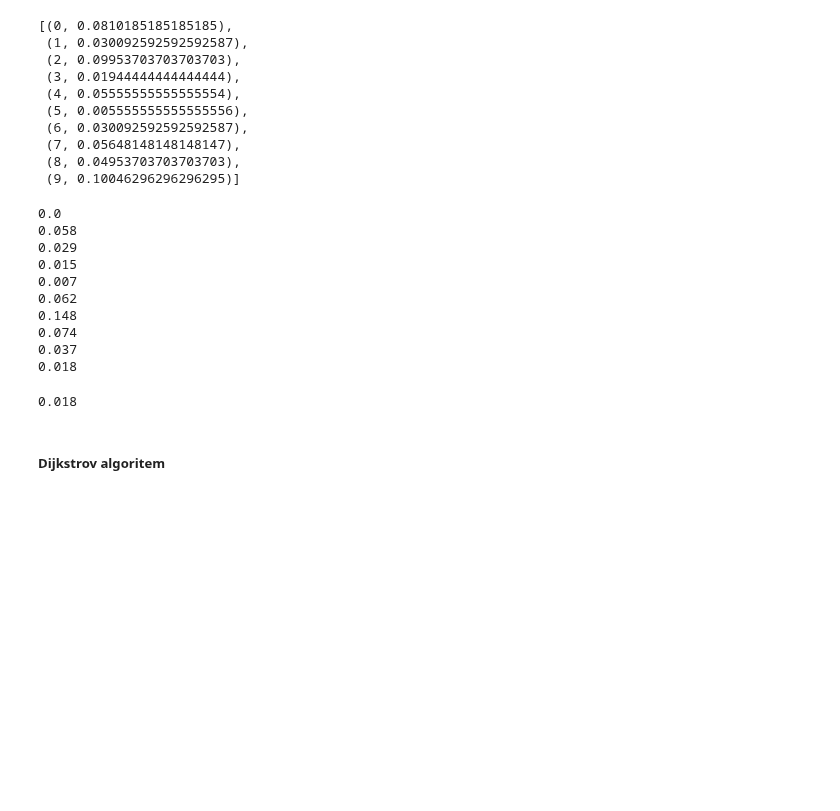
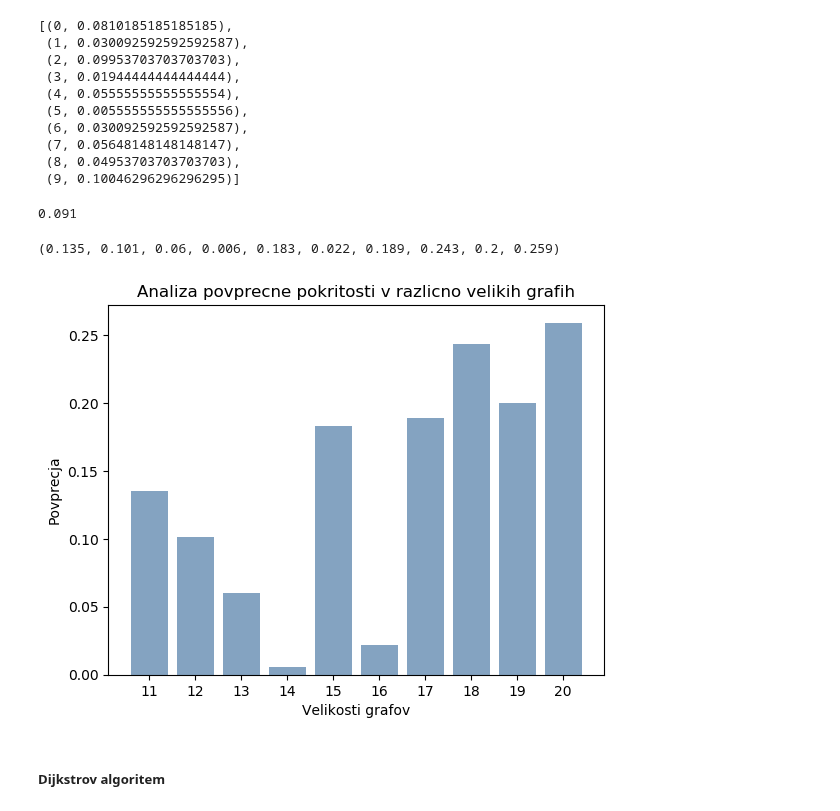
Before and after one commit to nejclu/Eccentricity-Closeness-BetweennessCentrality, a Jupyter notebook: projekt.ipynb, the cells around one changed output. Cells and saved outputs as stored; diff of their text form; code cells hidden in the pictures; blank space fills up the shorter version.

Commit message:
narejena analiza za različne velikosti in stolpični graf

```diff
--- a/projekt.ipynb
+++ b/projekt.ipynb
@@ -174,7 +174,7 @@ def skupna(maxB, minE, maxV):
 # %%
 def algoritem(velikost):
     povprecje = 0
-    for i in range(10):
+    for i in range(100):
         G = graphs.RandomGNP(velikost, 0.7) #generiramo graf
         if G.is_connected() == True: #preverimo, če je povezan
             B = blizina(G) #dobimo seznam vozlišč in njihove bližine
@@ -185,8 +185,7 @@ def algoritem(velikost):
             skupna_vozlisca = skupna(maxB, minE, maxV) #preverimo, koliko vozlišč je vsem trem meram skupno
             stevilo_skupnih_vozlisc = len(skupna_vozlisca) #preštejemo števila skupnih vozlišč
             pokritost = round(stevilo_skupnih_vozlisc / (velikost * 0.2),3) #zračunamo procent, koliko vozlišč je skupnih vsem trem meram
-            povprecje = round((povprecje + pokritost) / 2, 3)
-            print(povprecje)
+            povprecje = round((povprecje + pokritost) / 2, 3) #sproti računamo povprečno pokritost za vse grafe
 
 
     return(povprecje)
@@ -196,17 +195,30 @@ def algoritem(velikost):
 
 algoritem(43)
 # %% [output]
-0.0
-0.058
-0.029
-0.015
-0.007
-0.062
-0.148
-0.074
-0.037
-0.018
+0.091
-0.018
+# %%
+import matplotlib.pyplot as plt
+plt.rcdefaults()
+import numpy as np
+import matplotlib.pyplot as plt
+
+velikosti = (11,12,13,14,15,16,17,18,19,20) #izberemo si velikosti grafov, na katerih bomo delali analizo
+seznam_velikosti = list(velikosti)
+povprecja = ()
+for i in range(10):
+    povprecja +=(algoritem(seznam_velikosti[i]),) #za vsako velikost poženemo algoritem, da dobimo povprečno pokritost
+print(povprecja)
+
+y_pos = np.arange(len(povprecja))
+plt.bar(y_pos,povprecja,align = 'center',color=(0.2, 0.4, 0.6, 0.6))
+plt.xticks(y_pos,velikosti)
+plt.xlabel('Velikosti grafov')
+plt.ylabel('Povprecja')
+plt.title('Analiza povprecne pokritosti v razlicno velikih grafih')
+plt.show()
+# %% [output]
+(0.135, 0.101, 0.06, 0.006, 0.183, 0.022, 0.189, 0.243, 0.2, 0.259)
+[figure, added]
 # %% [markdown]
 ##### Dijkstrov algoritem
 # %%
```
